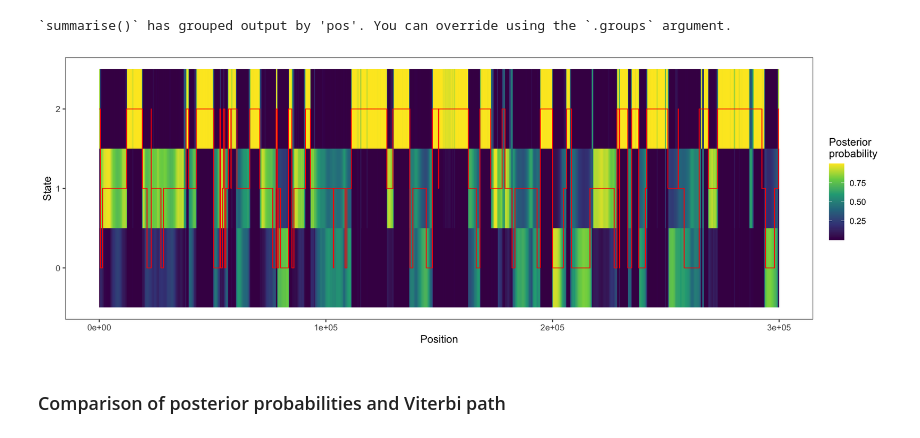
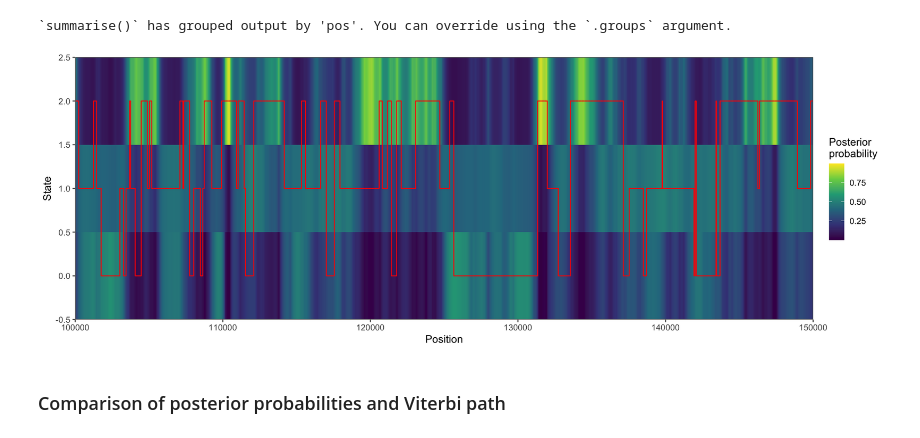
Before and after one commit to rivasiker/phasetype, a Jupyter notebook: scripts/99_TRAILS_testing/01_precomp.ipynb, the cells around one changed output. Drawn from its saved outputs; the diff is of its cells as text; code cells hidden in the pictures.

```diff
--- a/scripts/99_TRAILS_testing/01_precomp.ipynb
+++ b/scripts/99_TRAILS_testing/01_precomp.ipynb
@@ -7,15 +7,15 @@ from ilsmc.optimizer import trans_emiss_calc
 import pandas as pd
 import time
 
-t_1 = 2e5
-t_2 = 3e4
-t_upper = 5e5
+t_1 = 160000
+t_2 = 40000
+t_upper = 719528
 N_AB = 50000
-N_ABC = 40000
-r = 2e-9
+N_ABC = 50000
+r = 1e-8
 mu = 2e-8
-n_int_AB = 1
-n_int_ABC = 1
+n_int_AB = 3
+n_int_ABC = 3
 
 
 start = time.time()
@@ -408,10 +444,12 @@ t2_post_plt <- y_post %>%
 # %%
 %%R -w 2000 -h 700 -r 150
 
 t2_post_plt +
-    geom_line(aes(pos, t2), color = 'red', data = y_true)
+    geom_line(aes(pos, t2), color = 'red', data = y_true) +
+    scale_x_continuous(limits = c(1e5, 1.5e5), expand = c(0, 0)) +
+    scale_y_continuous(expand = c(0, 0))
 # %% [output]
-[figure, old version]
+[figure, new version]
 # %% [markdown]
 ### Comparison of posterior probabilities and Viterbi path
 # %% [markdown]
```
Also changed, not shown: parts of 21 cells of this notebook, 16 other files.
